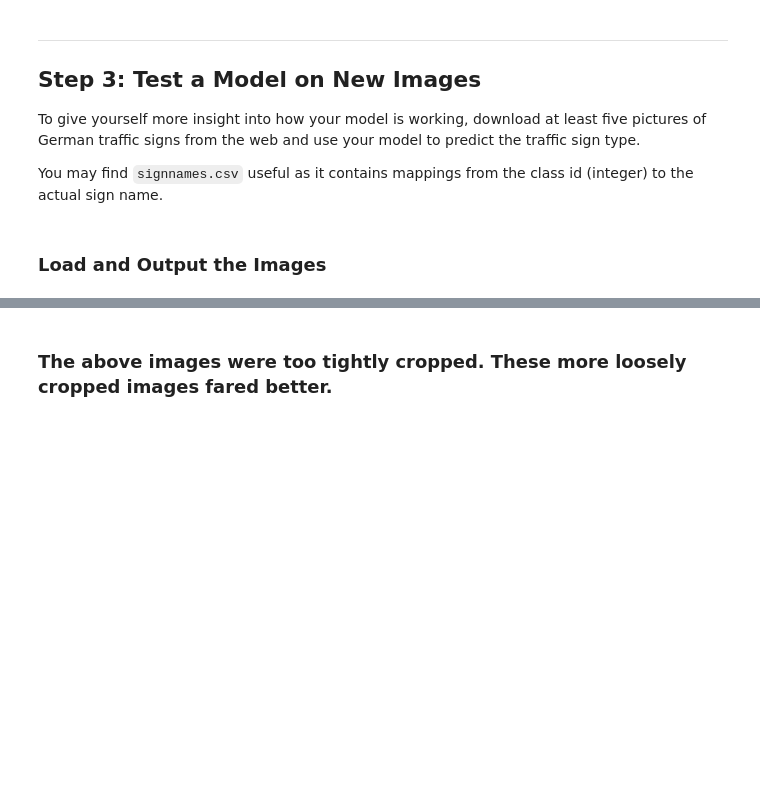
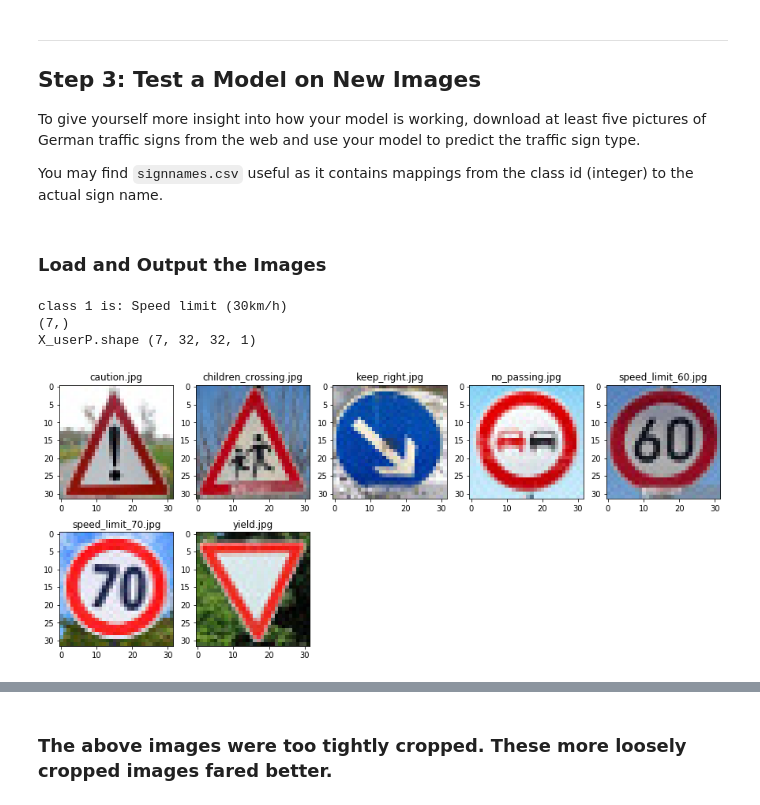
Before and after one commit to tawnkramer/CarND-Traffic-Sign-Classifier-Project, a Jupyter notebook: Traffic_Sign_Classifier.ipynb, the cells around one changed output, grey strips where cells are left out. Saved outputs shown, nothing was run; the diff lists cells and outputs as text; code cells hidden in the pictures; blank space fills up the shorter version.

```diff
--- a/Traffic_Sign_Classifier.ipynb
+++ b/Traffic_Sign_Classifier.ipynb
@@ -528,34 +586,39 @@ import os
 
 sig_dict = {}
 
 with open('signnames.csv', 'rt') as csvfile:
     reader = csv.DictReader(csvfile)
     for row in reader:
         sig_dict[int(row['ClassId'])] = row['SignName']
 
 print('class 1 is:', sig_dict[1])
 
 image_filenames = glob.glob('./german_signs/*.jpg')
 
 X_user = np.empty([len(image_filenames), image_shape[0], image_shape[1], 3])
 
 #our predictions based on human inspection
 y_user = np.array([18, 28, 38, 9, 3, 4, 13], dtype=np.int)
 print(y_user.shape)
 
 iImage = 0
 plt.figure(figsize=(15,20))
 
 for filename in image_filenames:
     image = imread(filename)
     plt.subplot(6,5, iImage+1) # sets the number of images to show on each row and column
     plt.title(os.path.basename(filename))
     plt.imshow(image)
     X_user[iImage] = image
     iImage += 1
 
-X_userP = pre_process(X_user, num_channels)
+X_userP, y_user = pre_process(X_user, num_channels, y_user)
 print('X_userP.shape', X_userP.shape)
+# %% [output]
+class 1 is: Speed limit (30km/h)
+(7,)
+X_userP.shape (7, 32, 32, 1)
+[figure, added]
 # %%
 ### Run the predictions here and use the model to output the prediction for each image.
 ### Make sure to pre-process the images with the same pre-processing pipeline used earlier.
```
Also changed, not shown: parts of 11 cells of this notebook.
